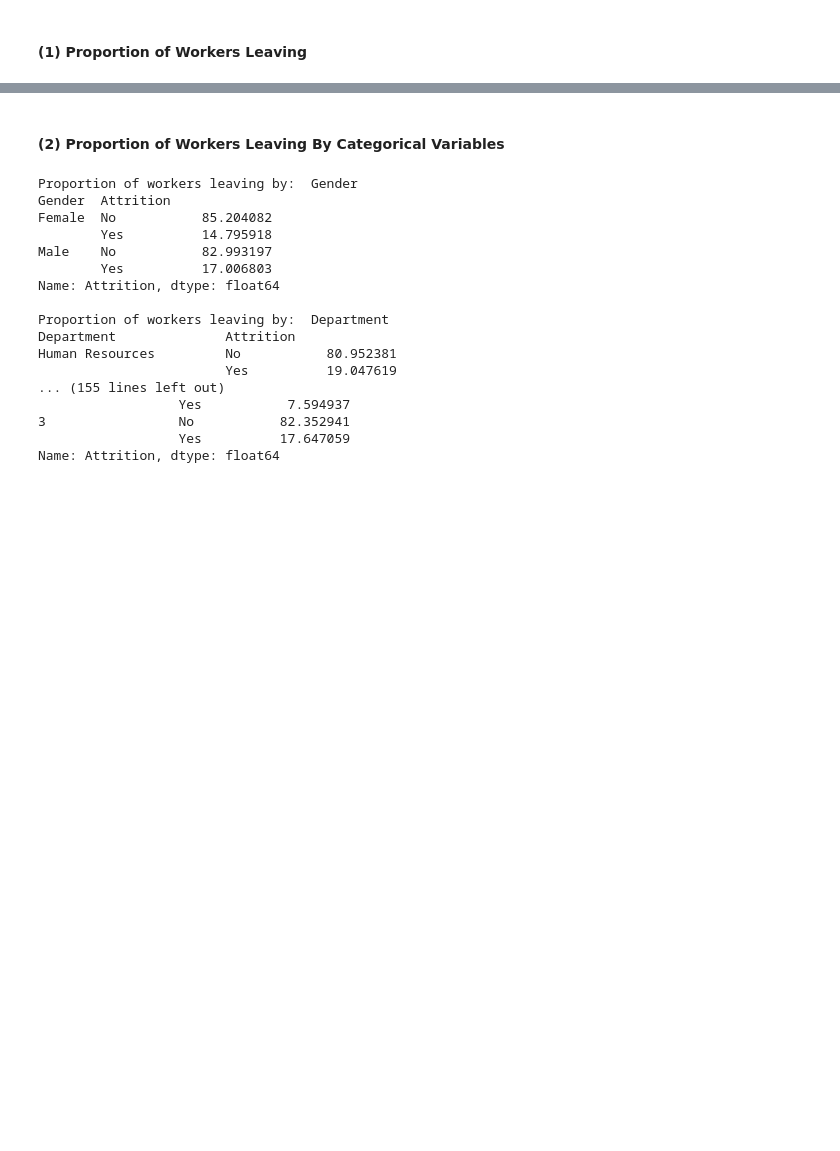
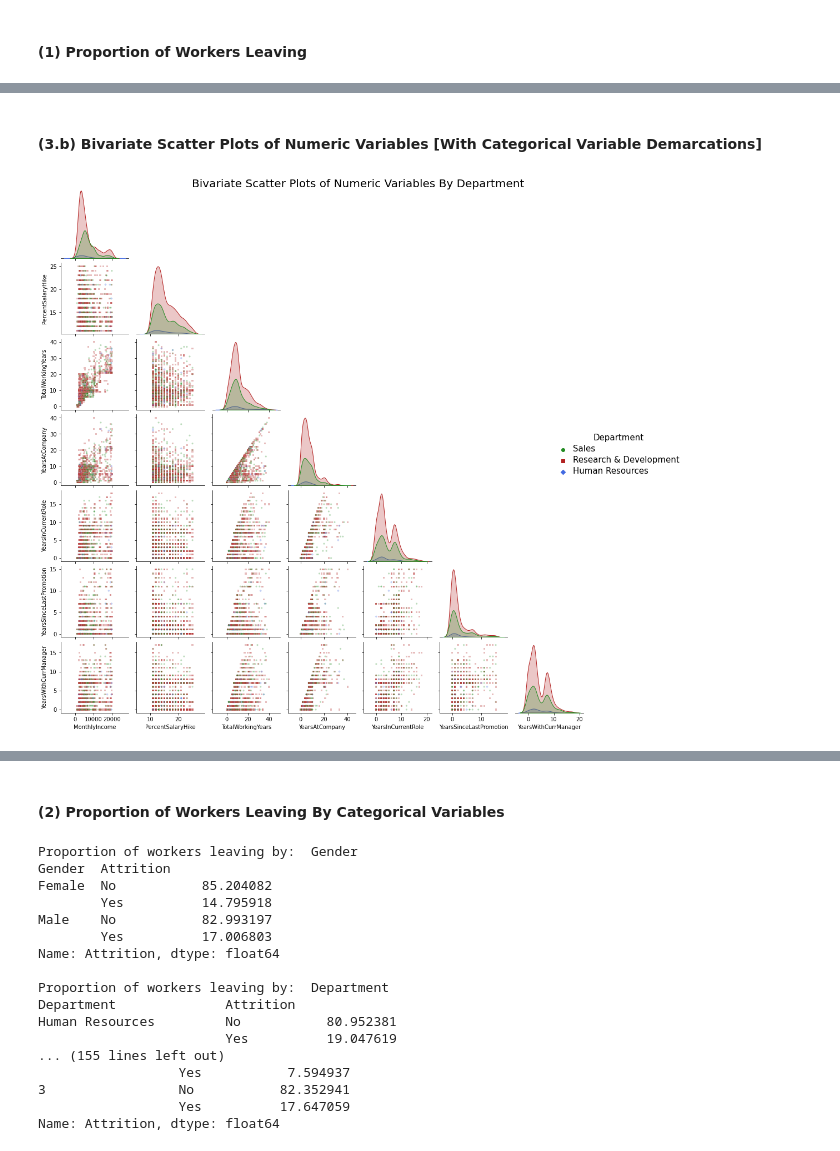
Before and after one commit to SouravSinhas/Employee-Turnover-Prediction, a Jupyter notebook: notebooks/Employee_Churn_Prediction_IBM_ExploratoryAnalyses.ipynb, the cells around one changed output, grey strips where cells are left out. Cells and saved outputs as stored; diff of their text form; code cells hidden in the pictures; blank space fills up the shorter version.

```diff
--- a/notebooks/Employee_Churn_Prediction_IBM_ExploratoryAnalyses.ipynb
+++ b/notebooks/Employee_Churn_Prediction_IBM_ExploratoryAnalyses.ipynb
@@ -93,0 +228,13 @@ Name: Attrition, dtype: float64
+# %% [markdown]
+#### (3.b) Bivariate Scatter Plots of Numeric Variables [With Categorical Variable Demarcations]
+# %%
+# Plot the bivariate scatter for numeric variables with one categorical variable demarcation
+g = sns.pairplot(IBMData[selectnumvarlist+['Department']], corner = True, diag_kind = 'kde', height = 2., aspect = 1.,
+                 hue = 'Department', markers = ['o','s','D'], palette = ['forestgreen','firebrick','royalblue'],
+                 plot_kws={'alpha':0.3,'s':10})
+plt.setp(g._legend.get_texts(), fontsize = 15.)
+plt.setp(g._legend.get_title(), fontsize = 15.)
+g.fig.suptitle('Bivariate Scatter Plots of Numeric Variables By Department', fontsize = 20, y = 1.)
+g.fig.savefig(os.path.join(graphpath,'BivariateNumericVars_ByDepartment.png'))
+# %% [output]
+[figure, added]
```
Also changed, not shown: parts of 22 cells of this notebook, 6 other files.
